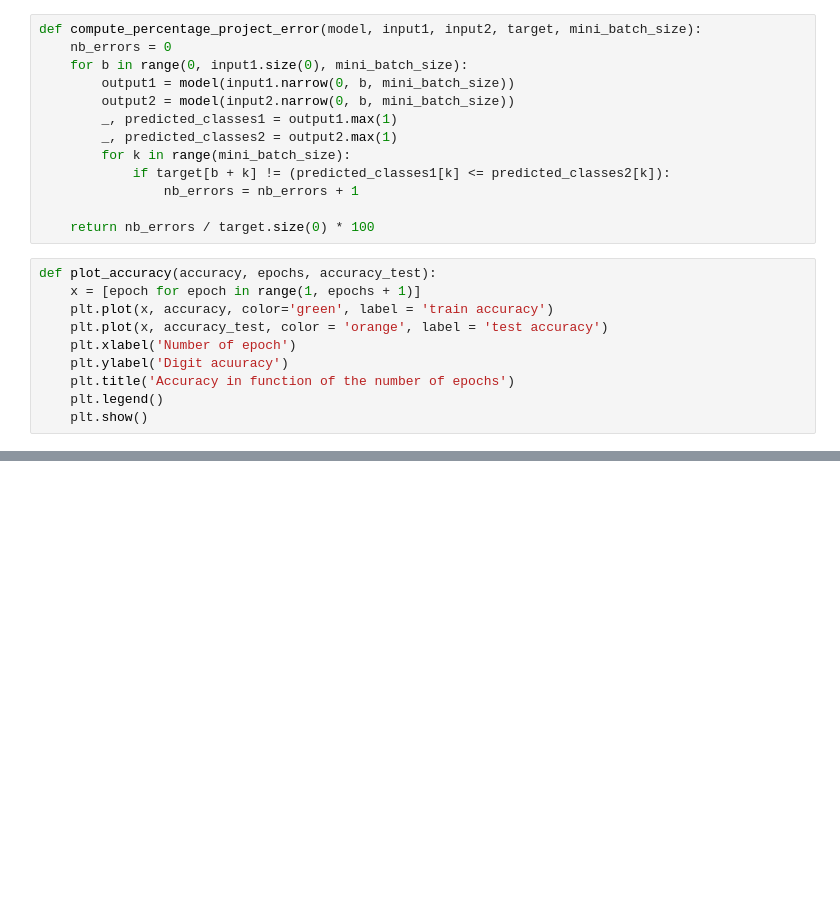
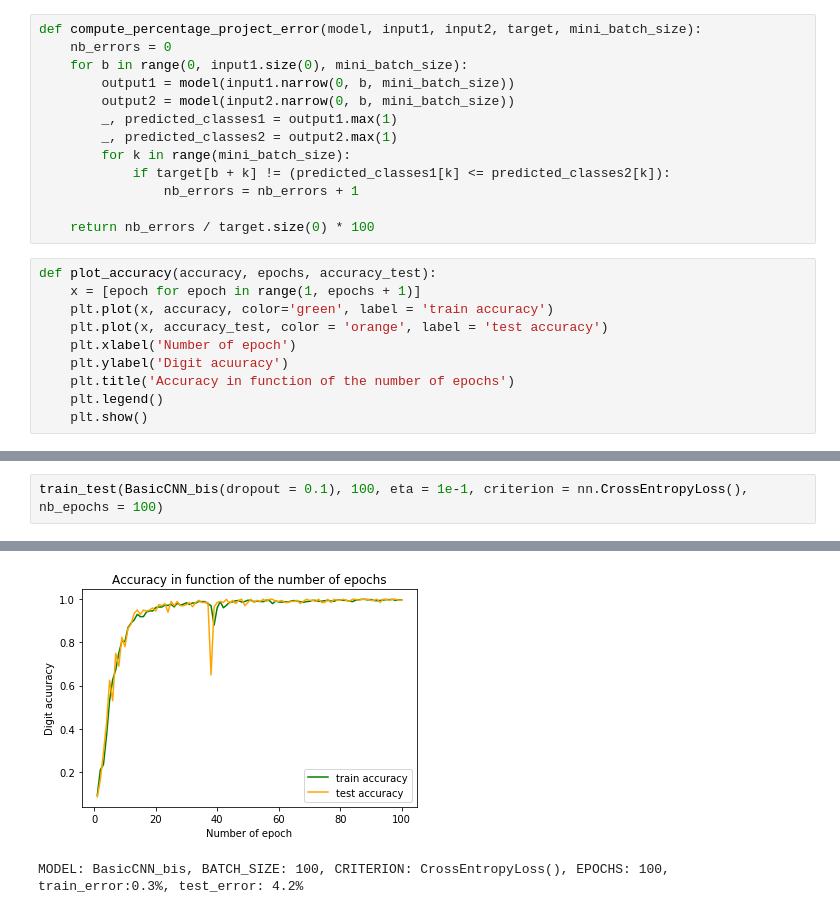
Before and after one commit to Biliwaks/deepl-project, a Jupyter notebook: hw1.ipynb, the cells around one changed output, grey strips where cells are left out. Drawn from its saved outputs; the diff is of its cells as text; blank space fills up the shorter version.

```diff
--- a/hw1.ipynb
+++ b/hw1.ipynb
@@ -323,0 +404,3 @@ DeepFullyConncectedNet(
+# %%
+train_test(BasicCNN_bis(dropout = 0.1), 100, eta = 1e-1, criterion = nn.CrossEntropyLoss(), nb_epochs = 100)
+# %% [output]
@@ -323,0 +424,2 @@ DeepFullyConncectedNet(
+[figure, added]
+MODEL: BasicCNN_bis, BATCH_SIZE: 100, CRITERION: CrossEntropyLoss(), EPOCHS: 100, train_error:0.3%, test_error: 4.2%
```
Also changed, not shown: parts of 60 cells of this notebook.
